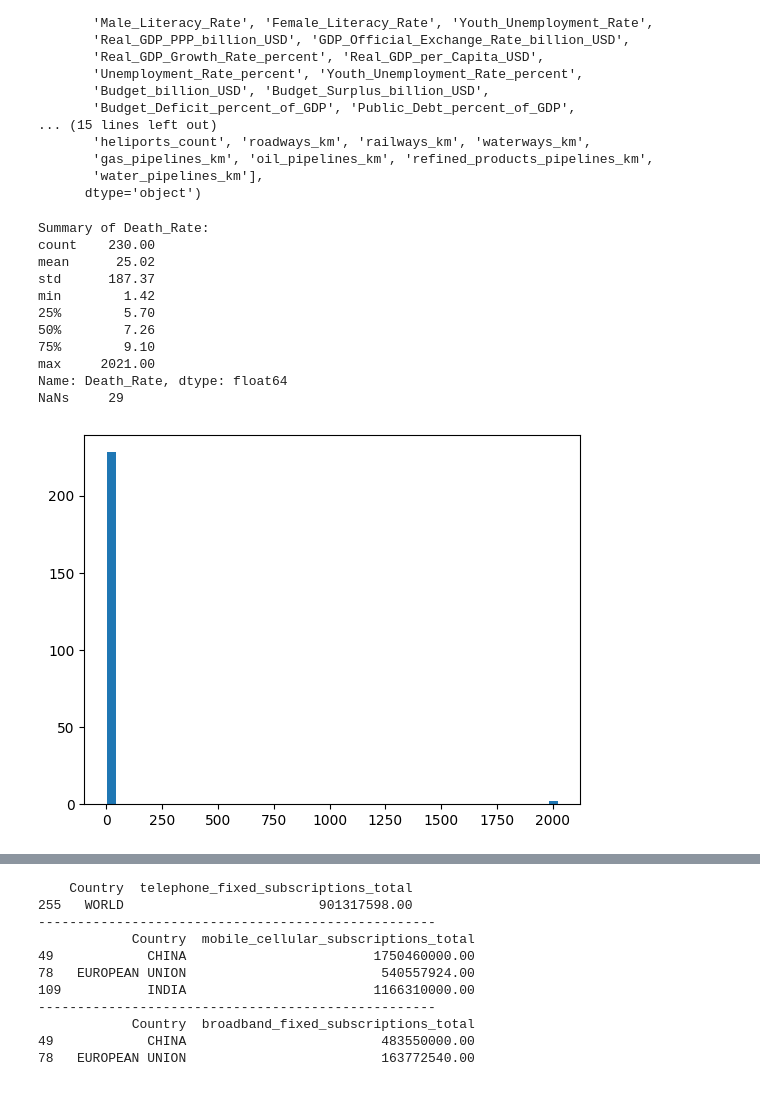
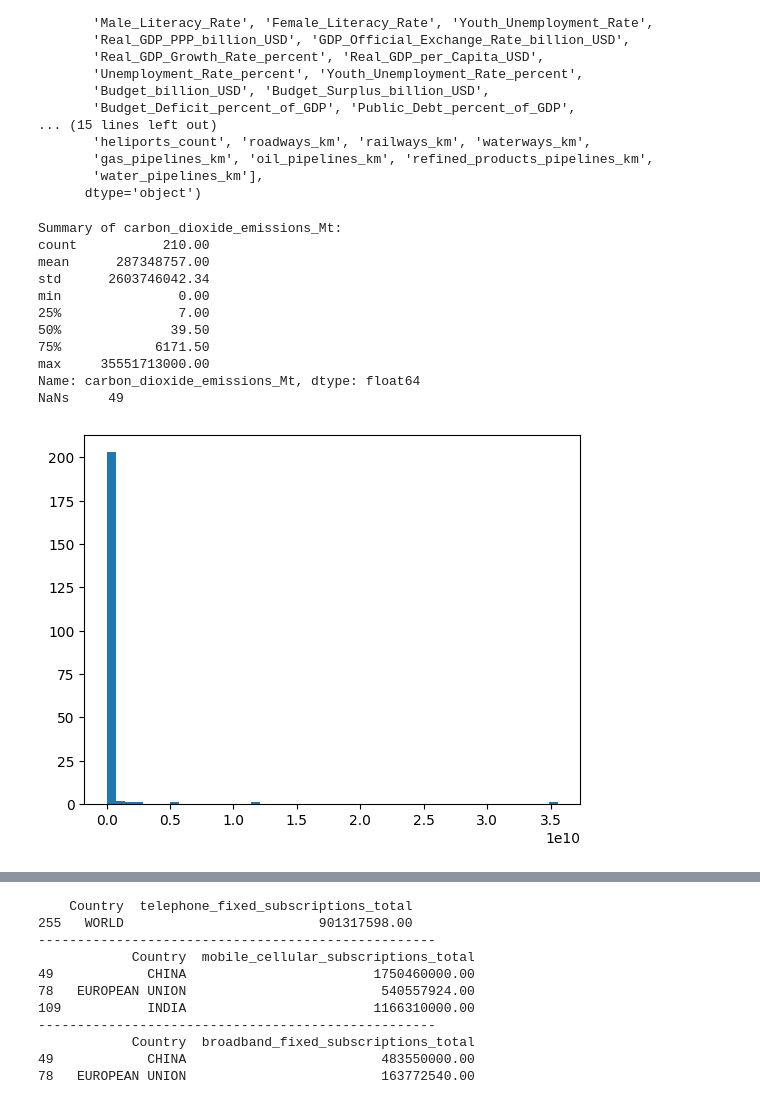
Before and after one commit to Kwan-Lam/Visualization, a Jupyter notebook: JBI100_Data_Exploration.ipynb, the cells around one changed output, grey strips where cells are left out. Saved outputs shown, nothing was run; the diff lists cells and outputs as text; code cells hidden in the pictures.

Commit message:
Cleaned data

```diff
--- a/JBI100_Data_Exploration.ipynb
+++ b/JBI100_Data_Exploration.ipynb
@@ -177,33 +176,38 @@ Index(['Country', 'telephone_fixed_subscriptions_total',
       dtype='object')
 # %%
 # Summarize function: prints basic info and hist
-def summarize(df: pd.DataFrame, cat: str):
+def summarize(df: pd.DataFrame, cat: str, exclude_world: bool = False):
     pd.set_option("display.float_format", "{:.2f}".format)
     print(f"Summary of {cat}:")
     print(df[cat].describe())
     if cat in nan_per_cat.keys():
         print(f"NaNs {nan_per_cat[cat]:>6}")
     try:
-        plt.hist(df[cat], bins=50)
-        plt.show()
+        if exclude_world:
+            df_filtered = df[df["Country"] != "WORLD"]
+            plt.hist(df_filtered[cat], bins=50)
+            plt.show()
+        else:
+            plt.hist(df[cat], bins=50)
+            plt.show()
     except:
         print("Histogram plotting error")
     # print(df[cat])
 
-# Median_Age
-summarize(df_total, "Death_Rate")
+# Median_Age, carbon_dioxide_emissions_Mt, Death_Rate
+summarize(df_total, "carbon_dioxide_emissions_Mt")
 # %% [output]
-Summary of Death_Rate:
-count    230.00
-mean      25.02
-std      187.37
-min        1.42
-25%        5.70
-50%        7.26
-75%        9.10
-max     2021.00
-Name: Death_Rate, dtype: float64
-NaNs     29
+Summary of carbon_dioxide_emissions_Mt:
+count           210.00
+mean      287348757.00
+std      2603746042.34
+min               0.00
+25%               7.00
+50%              39.50
+75%            6171.50
+max     35551713000.00
+Name: carbon_dioxide_emissions_Mt, dtype: float64
+NaNs     49
-[figure, old version]
+[figure, new version]
 # %%
 # Function to get the countries that have values within a range(min, max) for a certain cat
```
Also changed, not shown: parts of 24 cells of this notebook.
